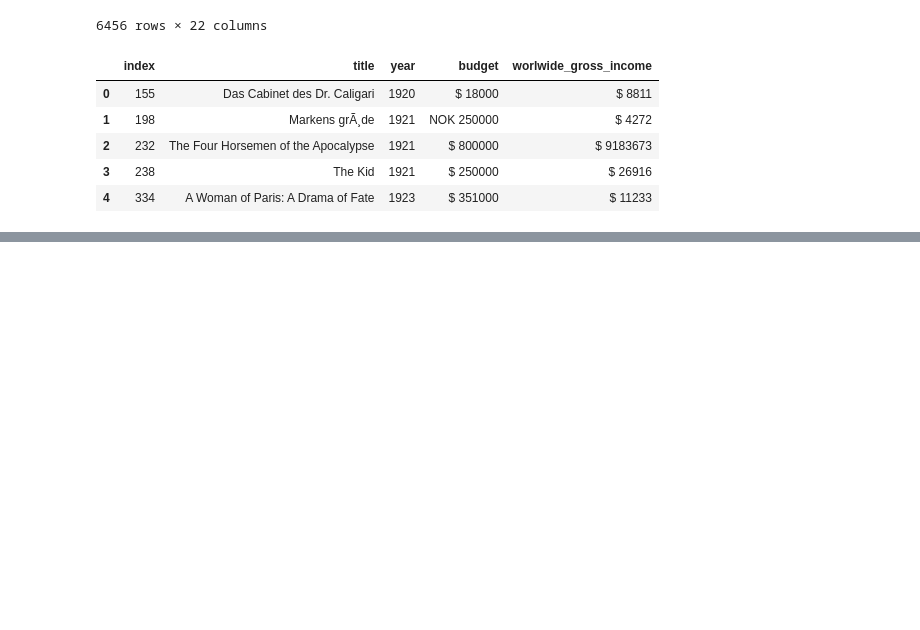
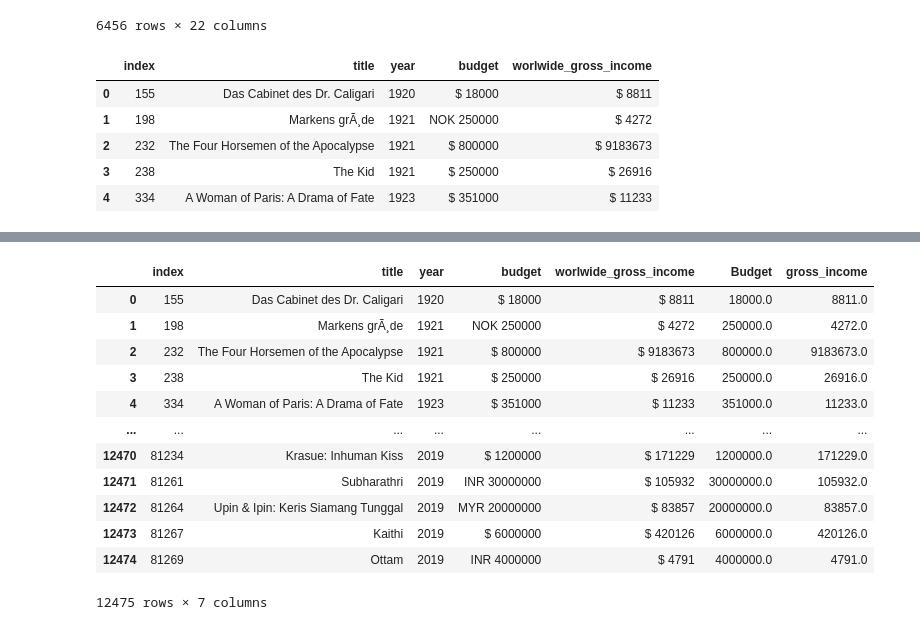
Before and after one commit to Wes90/FilmFiends, a Jupyter notebook: Resources/movies.ipynb, the cells around one changed output, grey strips where cells are left out. Drawn from its saved outputs; the diff is of its cells as text; code cells hidden in the pictures; blank space fills up the shorter version.

Commit message:
cleaned csv files

```diff
--- a/Resources/movies.ipynb
+++ b/Resources/movies.ipynb
@@ -162,0 +74,4 @@ movies_dates_clean_2
+# %%
+movies_df_clean_list_budget= movies_df_clean['budget'].str.split(' ').str.get(1).astype(float).tolist()
+movies_df_clean_list_income= movies_df_clean['worlwide_gross_income'].str.split(' ').str.get(1).astype(float).tolist()
+movies_df_clean_list_income
@@ -162,0 +96,18 @@ movies_dates_clean_2
+# %%
+movies_df_clean['Budget']=movies_df_clean_list_budget
+movies_df_clean['gross_income']=movies_df_clean_list_income
+movies_df_clean
+# %% [output]
+|  | index | title | year | budget | worlwide_gross_income | Budget | gross_income |
+| 0 | 155 | Das Cabinet des Dr. Caligari | 1920 | $ 18000 | $ 8811 | 18000.0 | 8811.0 |
+| 1 | 198 | Markens grÃ¸de | 1921 | NOK 250000 | $ 4272 | 250000.0 | 4272.0 |
+| 2 | 232 | The Four Horsemen of the Apocalypse | 1921 | $ 800000 | $ 9183673 | 800000.0 | 9183673.0 |
+| 3 | 238 | The Kid | 1921 | $ 250000 | $ 26916 | 250000.0 | 26916.0 |
+| 4 | 334 | A Woman of Paris: A Drama of Fate | 1923 | $ 351000 | $ 11233 | 351000.0 | 11233.0 |
+| ... | ... | ... | ... | ... | ... | ... | ... |
+| 12470 | 81234 | Krasue: Inhuman Kiss | 2019 | $ 1200000 | $ 171229 | 1200000.0 | 171229.0 |
+| 12471 | 81261 | Subharathri | 2019 | INR 30000000 | $ 105932 | 30000000.0 | 105932.0 |
+| 12472 | 81264 | Upin & Ipin: Keris Siamang Tunggal | 2019 | MYR 20000000 | $ 83857 | 20000000.0 | 83857.0 |
+| 12473 | 81267 | Kaithi | 2019 | $ 6000000 | $ 420126 | 6000000.0 | 420126.0 |
+| 12474 | 81269 | Ottam | 2019 | INR 4000000 | $ 4791 | 4000000.0 | 4791.0 |
+12475 rows × 7 columns
```
Also changed, not shown: parts of 13 cells of this notebook, 5 other files.
